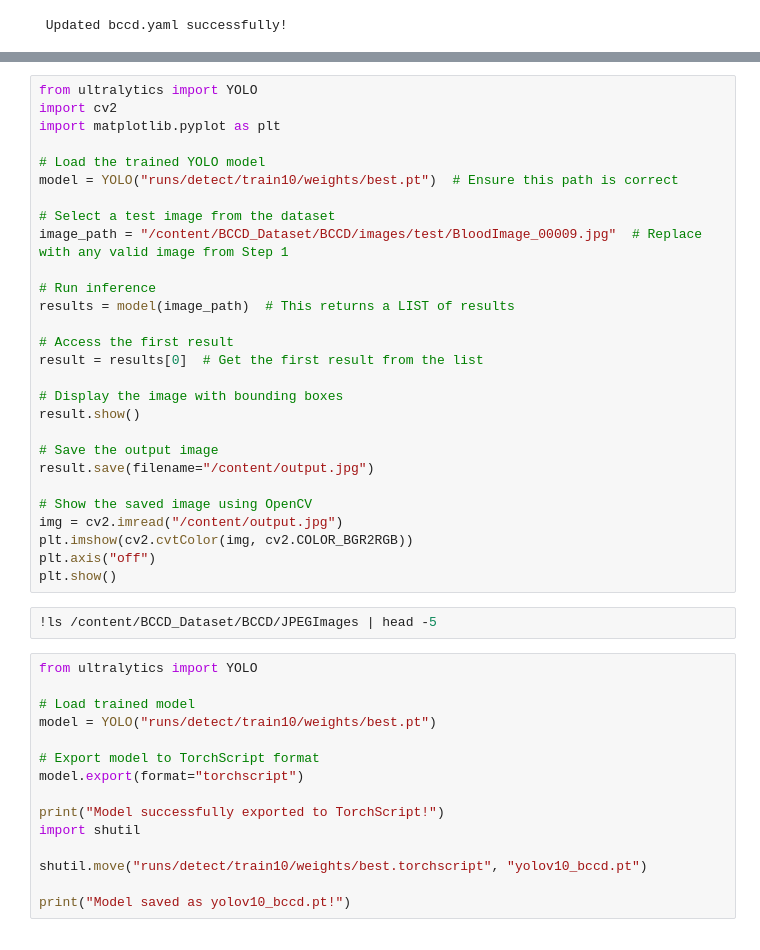
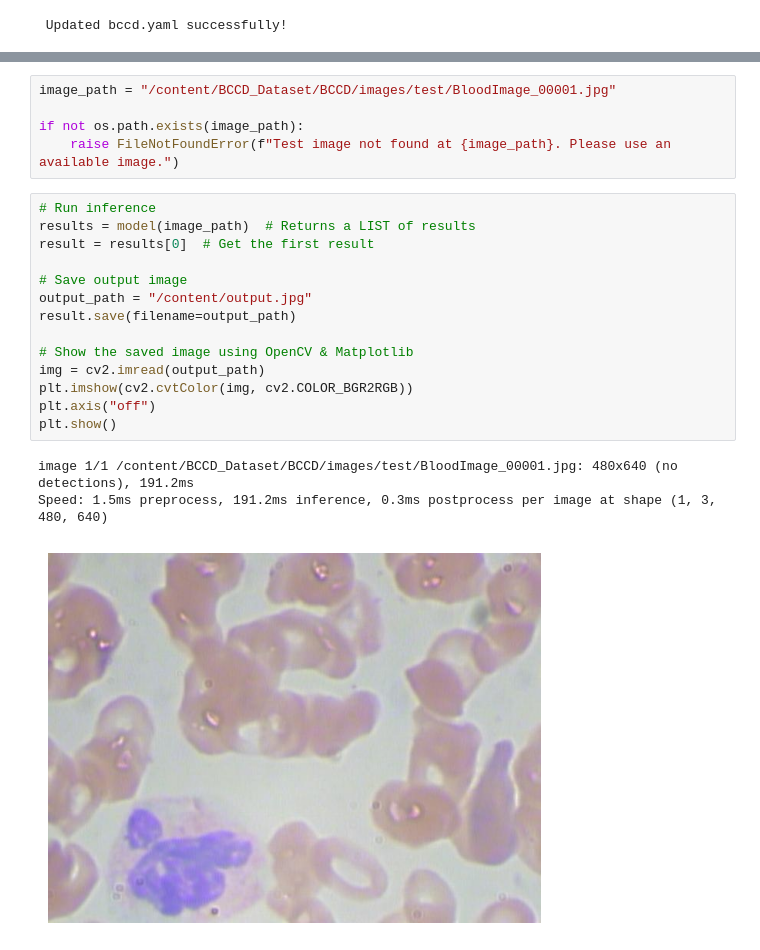
Before and after one commit to arpitdhote51/yolov10_finetune_bccd, a Jupyter notebook: yolov10_finetune_bccd.ipynb, the cells around one changed output, grey strips where cells are left out. Saved outputs shown, nothing was run; the diff lists cells and outputs as text.

```diff
--- a/yolov10_finetune_bccd.ipynb
+++ b/yolov10_finetune_bccd.ipynb
@@ -163,45 +436,23 @@ model.export(format='torchscript')
+# %%
+image_path = "/content/BCCD_Dataset/BCCD/images/test/BloodImage_00001.jpg"
+
+if not os.path.exists(image_path):
+    raise FileNotFoundError(f"Test image not found at {image_path}. Please use an available image.")
 # %%
-from ultralytics import YOLO
-import cv2
-import matplotlib.pyplot as plt
+# Run inference
+results = model(image_path)  # Returns a LIST of results
+result = results[0]  # Get the first result
 
-# Load the trained YOLO model
-model = YOLO("runs/detect/train10/weights/best.pt")  # Ensure this path is correct
+# Save output image
+output_path = "/content/output.jpg"
+result.save(filename=output_path)
 
-# Select a test image from the dataset
-image_path = "/content/BCCD_Dataset/BCCD/images/test/BloodImage_00009.jpg"  # Replace with any valid image from Step 1
-
-# Run inference
-results = model(image_path)  # This returns a LIST of results
-
-# Access the first result
-result = results[0]  # Get the first result from the list
-
-# Display the image with bounding boxes
-result.show()
-
-# Save the output image
-result.save(filename="/content/output.jpg")
-
-# Show the saved image using OpenCV
-img = cv2.imread("/content/output.jpg")
+# Show the saved image using OpenCV & Matplotlib
+img = cv2.imread(output_path)
 plt.imshow(cv2.cvtColor(img, cv2.COLOR_BGR2RGB))
 plt.axis("off")
 plt.show()
+# %% [output]
+image 1/1 /content/BCCD_Dataset/BCCD/images/test/BloodImage_00001.jpg: 480x640 (no detections), 191.2ms
+Speed: 1.5ms preprocess, 191.2ms inference, 0.3ms postprocess per image at shape (1, 3, 480, 640)
+[figure, added]
-# %%
-!ls /content/BCCD_Dataset/BCCD/JPEGImages | head -5
-# %%
-from ultralytics import YOLO
-
-# Load trained model
-model = YOLO("runs/detect/train10/weights/best.pt")
-
-# Export model to TorchScript format
-model.export(format="torchscript")
-
-print("Model successfully exported to TorchScript!")
-import shutil
-
-shutil.move("runs/detect/train10/weights/best.torchscript", "yolov10_bccd.pt")
-
-print("Model saved as yolov10_bccd.pt!")
```
Also changed, not shown: parts of 20 cells of this notebook.
